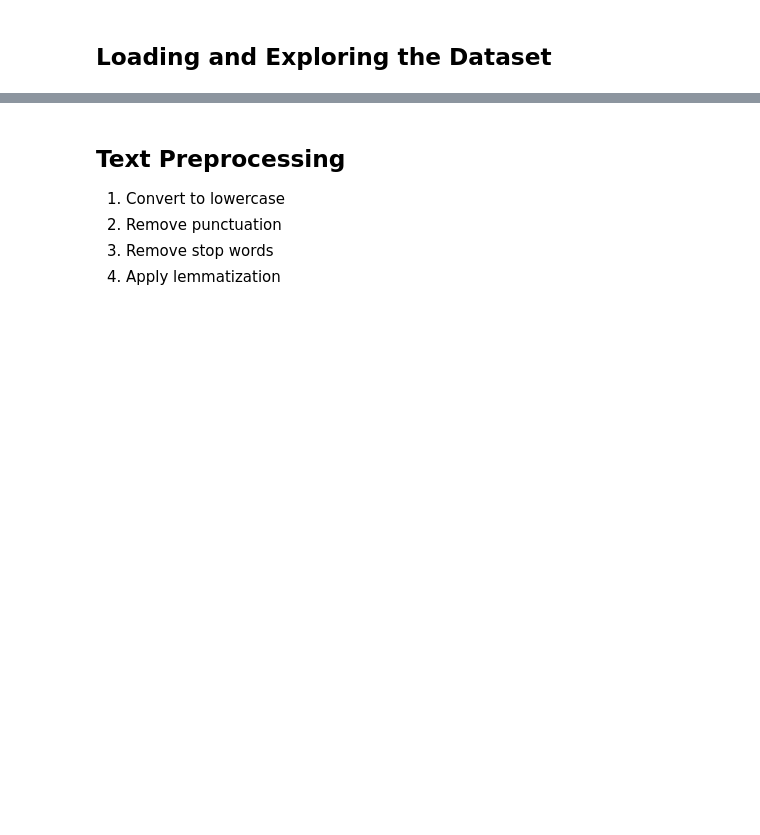
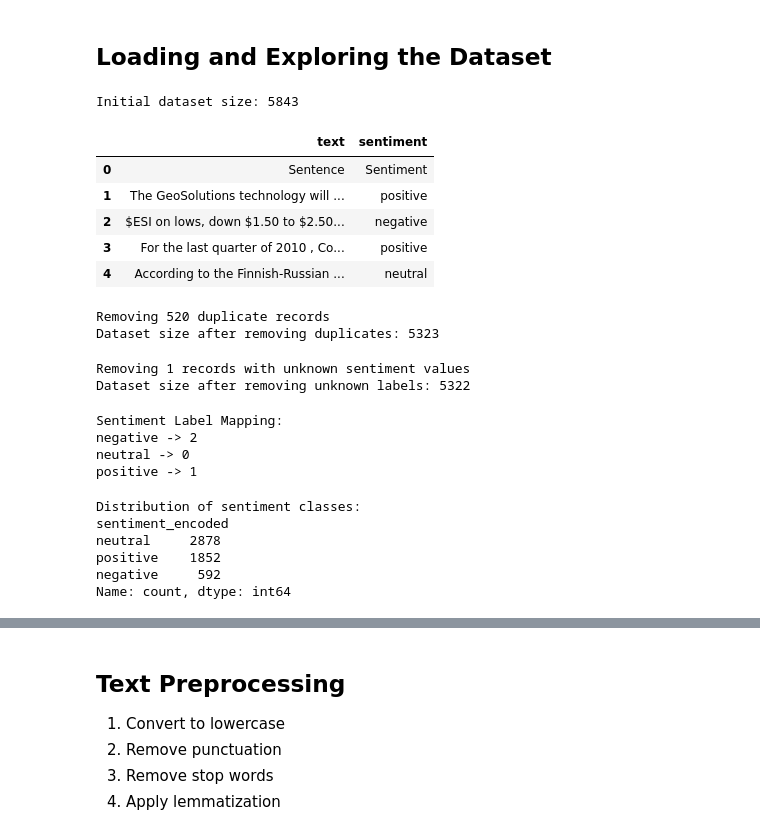
Before and after one commit to grkmzkn/finnews-insights, a Jupyter notebook: src/sentiment_analysis.ipynb, the cells around one changed output, grey strips where cells are left out. Drawn from its saved outputs; the diff is of its cells as text; code cells hidden in the pictures; blank space fills up the shorter version.

```diff
--- a/src/sentiment_analysis.ipynb
+++ b/src/sentiment_analysis.ipynb
@@ -66,3 +66,27 @@ except LookupError as e:
 '\n# Set the directory for NLTK data\nnltk_data_dir = os.path.join(os.path.dirname(os.path.abspath(\'__file__\')), \'nltk_data\')\nif not os.path.exists(nltk_data_dir):\n    os.makedirs(nltk_data_dir) ...
 # %% [markdown]
 ## Loading and Exploring the Dataset
+# %%
+# Load the dataset
+df = pd.read_csv('../data/sentiment_data.csv', header=None, names=['text', 'sentiment'])
+
+print("Initial dataset size:", len(df))
+df.head()
+# %% [output]
+Initial dataset size: 5843
+|  | text | sentiment |
+| 0 | Sentence | Sentiment |
+| 1 | The GeoSolutions technology will ... | positive |
+| 2 | $ESI on lows, down $1.50 to $2.50... | negative |
+| 3 | For the last quarter of 2010 , Co... | positive |
+| 4 | According to the Finnish-Russian ... | neutral |
+# %%
+# Remove duplicate entries based on text
+duplicate_count = df.duplicated(subset=['text']).sum()
+if duplicate_count > 0:
+    print(f"Removing {duplicate_count} duplicate records")
+    df = df.drop_duplicates(subset=['text'], keep='first')
+    print("Dataset size after removing duplicates:", len(df))
+# %% [output]
+Removing 520 duplicate records
+Dataset size after removing duplicates: 5323
@@ -69 +121,42 @@ except LookupError as e:
+# %%
+# Remove rows with unknown sentiment (None values)
+unknown_count = df['sentiment_encoded'].isna().sum()
+if unknown_count > 0:
+    print(f"Removing {unknown_count} records with unknown sentiment values")
+    df = df.dropna(subset=['sentiment_encoded'])
+
+print("Dataset size after removing unknown labels:", len(df))
+
+# Convert encoded values to int type
+df['sentiment_encoded'] = df['sentiment_encoded'].astype(int)
+# %% [output]
+Removing 1 records with unknown sentiment values
+Dataset size after removing unknown labels: 5322
+# %%
+# Store the mapping for reference
+sentiment_mapping = {
+    'negative': 2,
+    'neutral': 0,
+    'positive': 1
+}
+print("\nSentiment Label Mapping:")
+for sentiment, code in sentiment_mapping.items():
+    print(f"{sentiment} -> {code}")
+# %% [output]
+Sentiment Label Mapping:
+negative -> 2
+neutral -> 0
+positive -> 1
+# %%
+# Display the distribution of sentiment classes
+print("Distribution of sentiment classes:")
+sentiment_counts = df['sentiment_encoded'].map({2: 'negative', 0: 'neutral', 1: 'positive'}).value_counts()
+print(sentiment_counts)
+# %% [output]
+Distribution of sentiment classes:
+sentiment_encoded
+neutral     2878
+positive    1852
+negative     592
+Name: count, dtype: int64
 # %%
```
Also changed, not shown: parts of 18 cells of this notebook.
